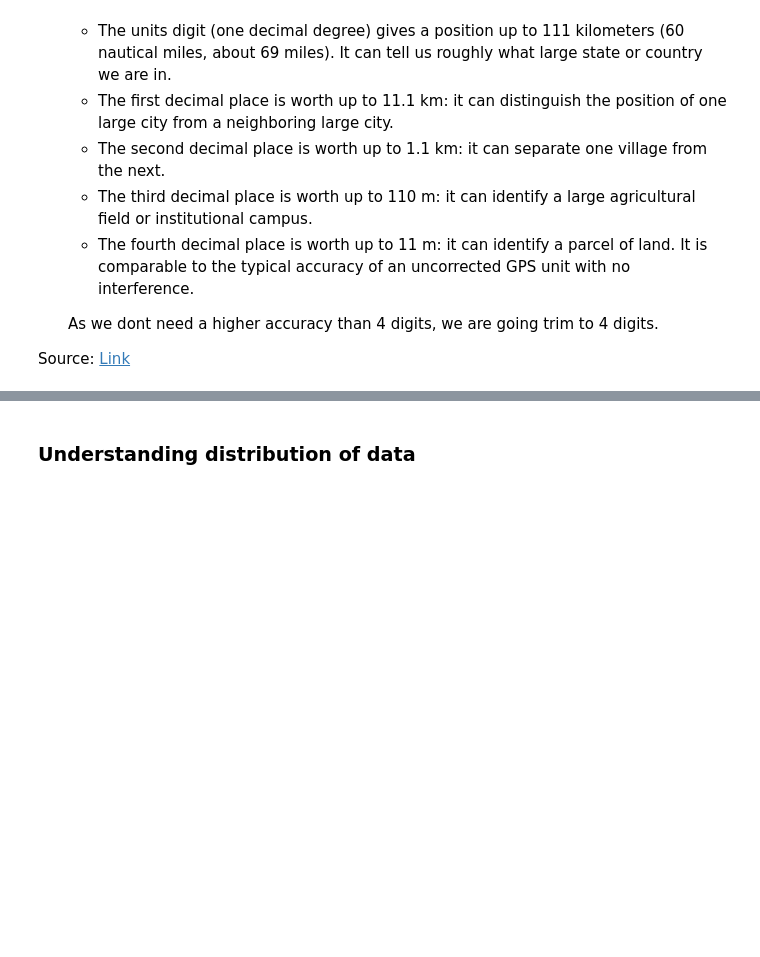
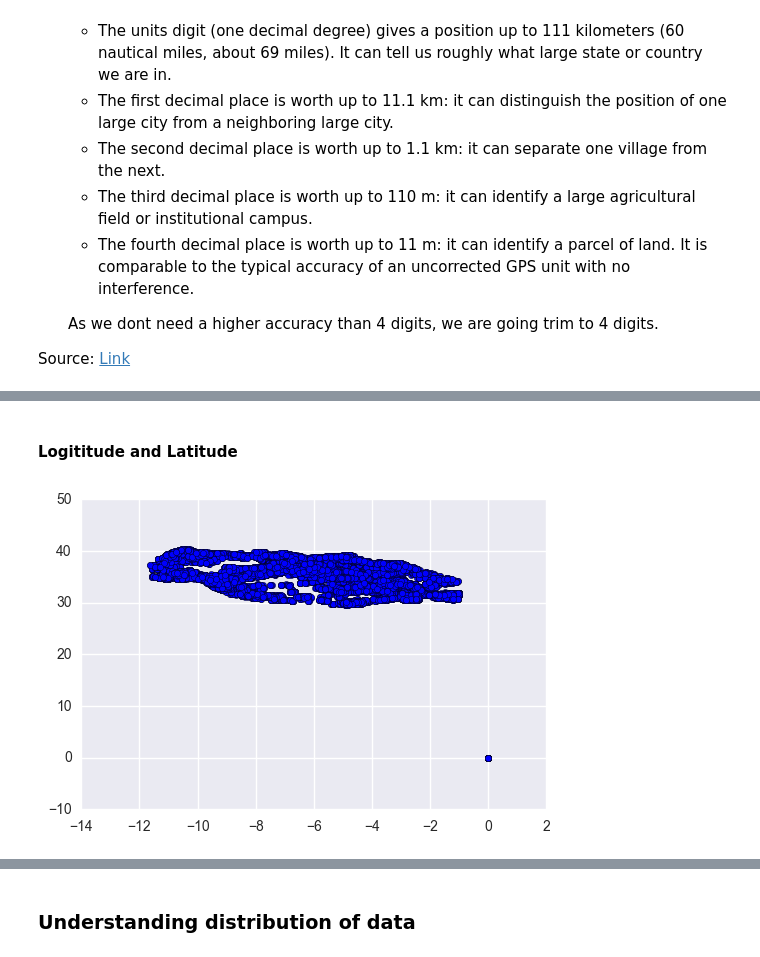
Before and after one commit to msampathkumar/datadriven, a Jupyter notebook: pumpit.ipynb, the cells around one changed output, grey strips where cells are left out. Saved outputs shown, nothing was run; the diff lists cells and outputs as text; code cells hidden in the pictures; blank space fills up the shorter version.

```diff
--- a/pumpit.ipynb
+++ b/pumpit.ipynb
@@ -272,0 +229,11 @@ Source: [Link](http://gis.stackexchange.com/questions/8650/measuring-accuracy-of
+# %%
+date_format = "%Y-%m-%d"
+a_start_date = datetime.strptime('2000-01-01', date_format)
+
+RAW_X.date_recorded = RAW_X.date_recorded.map(lambda x: (datetime.strptime(str(x), date_format) - a_start_date).days)
+# %% [markdown]
+#### Logititude and Latitude
+# %%
+_ = plt.scatter(RAW_X[u'latitude'], RAW_X[u'longitude'])
+# %% [output]
+[figure, added]
```
Also changed, not shown: parts of 77 cells of this notebook.
